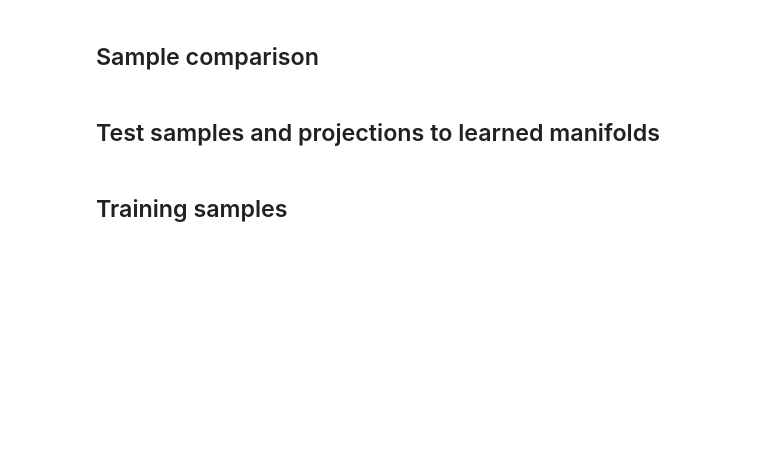
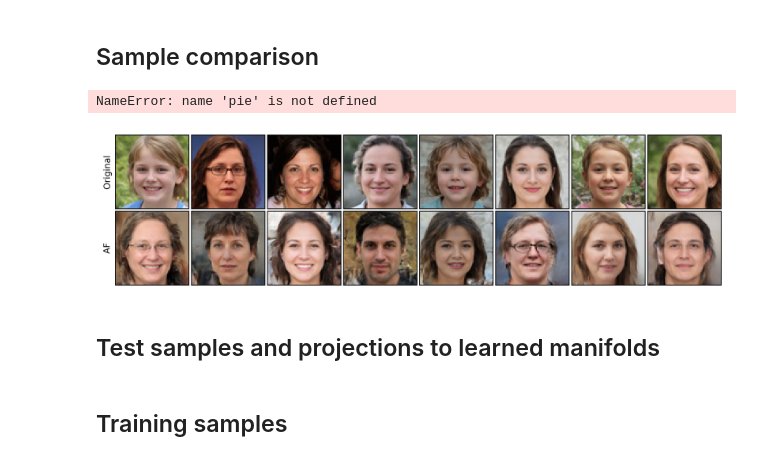
Before and after one commit to johannbrehmer/manifold-flow, a Jupyter notebook: experiments/notebooks/gan64d_images.ipynb, the cells around one changed output. Drawn from its saved outputs; the diff is of its cells as text; code cells hidden in the pictures; blank space fills up the shorter version.

Commit message:
Evaluation and plotting work

```diff
--- a/experiments/notebooks/gan64d_images.ipynb
+++ b/experiments/notebooks/gan64d_images.ipynb
@@ -324,27 +188,42 @@ x_gen_pie_sample_v = pie.sample(u=None, n=20, sample_orthogonal=True).detach().n
+# %%
+x_gen_pie_sample_v = pie.sample(u=None, n=20, sample_orthogonal=True).detach().numpy()
+
+plt.figure(figsize=(5*2.,4*2.))
+for i in range(20):
+    ax = plt.subplot(4,5, i+1)
+    plt.imshow(trf(x_gen_pie_sample_v[i]))
+    plt.tick_params(axis='both', which='both', bottom=False, top=False, labelbottom=False, right=False, left=False, labelleft=False)
+    plt.title(i)
+plt.show()
+# %% [output]
+NameError: name 'pie' is not defined
 # %%
 test_idx=list(range(20))
 n = 8
 
-x_test = 0.5 + 255. * np.load("../data/samples/gan2d/test.npy")[[0,1,2,3,4,8,10,13]]
-x_gen_af = np.load("../data/results/flow_2_gan2d_april_samples.npy")[[1,4,6,7,9,10,12,19]]
-x_gen_pie = np.load("../data/results/pie_2_gan2d_april_samples.npy")[list(range(8))]
-x_gen_pie_ = x_gen_pie_sample_v[[0,1,2,3,4,14,16,19]]
-x_gen_mf = np.load("../data/results/mf_2_gan2d_april_samples.npy")[[0,1,2,3,6,7,9,13]]
-x_gen_emf = np.load("../data/results/emf_2_gan2d_april_samples.npy")[[0,1,2,6,8,10,11,19]]
+x_test = 0.5 + 255. * np.load("../data/samples/gan64d/x_test.npy")[[0,1,2,3,4,5,6,7]]
+x_gen_af = np.load("../data/results/flow_2_gan64d_april_samples.npy")[[0,1,2,3,4,5,6,7]]
+# x_gen_pie = np.load("../data/results/pie_2_gan2d_april_samples.npy")[list(range(8))]
+# x_gen_pie_ = x_gen_pie_sample_v[[0,1,2,3,4,14,16,19]]
+# x_gen_mf = np.load("../data/results/mf_2_gan2d_april_samples.npy")[[0,1,2,3,6,7,9,13]]
+# x_gen_emf = np.load("../data/results/emf_2_gan2d_april_samples.npy")[[0,1,2,6,8,10,11,19]]
 # %%
-fig, gs = ps.grid_width(n, 6, width=ps.TEXTWIDTH, large_margin=0.03, small_margin=0.03, sep=0.005)
+nrows = 6
+ncols = 8
+
+fig, gs = ps.grid_width(ncols, nrows, width=ps.TEXTWIDTH, large_margin=0.04, small_margin=0.01, sep=0.005, t_space=False, b_space=False, r_space=False, l_space=True)
 
 for i in range(n):
     for j, (x, label) in enumerate(zip(
-        [x_test, x_gen_af, x_gen_pie, x_gen_pie_, x_gen_mf, x_gen_emf],
-        ["Original", "AF", r"PIE (original)", r"PIE (off-manifold)", r"$\mathcal{M}$-flow", r"$\mathcal{M}_e$-flow"]
+        [x_test, x_gen_af],  # , x_gen_pie, x_gen_pie_, x_gen_mf, x_gen_emf],
+        ["Original", "AF"]  # , r"PIE (original)", r"PIE (off-manifold)", r"$\mathcal{M}$-flow", r"$\mathcal{M}_e$-flow"]
     )):
 
-        ax = plt.subplot(gs[j*n + i])
+        ax = plt.subplot(gs[j*ncols + i])
         plt.imshow(trf(x[i]))
-        # ax.get_xaxis().set_visible(False)
-        # ax.get_yaxis().set_visible(False)
         plt.tick_params(axis='both', which='both', bottom=False, top=False, labelbottom=False, right=False, left=False, labelleft=False)
         if i == 0: plt.ylabel(label)
 
-plt.savefig("../figures/gan2d_generated.pdf")
+plt.savefig("../figures/gan64d_samples.pdf")
+# %% [output]
+[figure, added]
```
Also changed, not shown: parts of 18 cells of this notebook, 21 other files.
